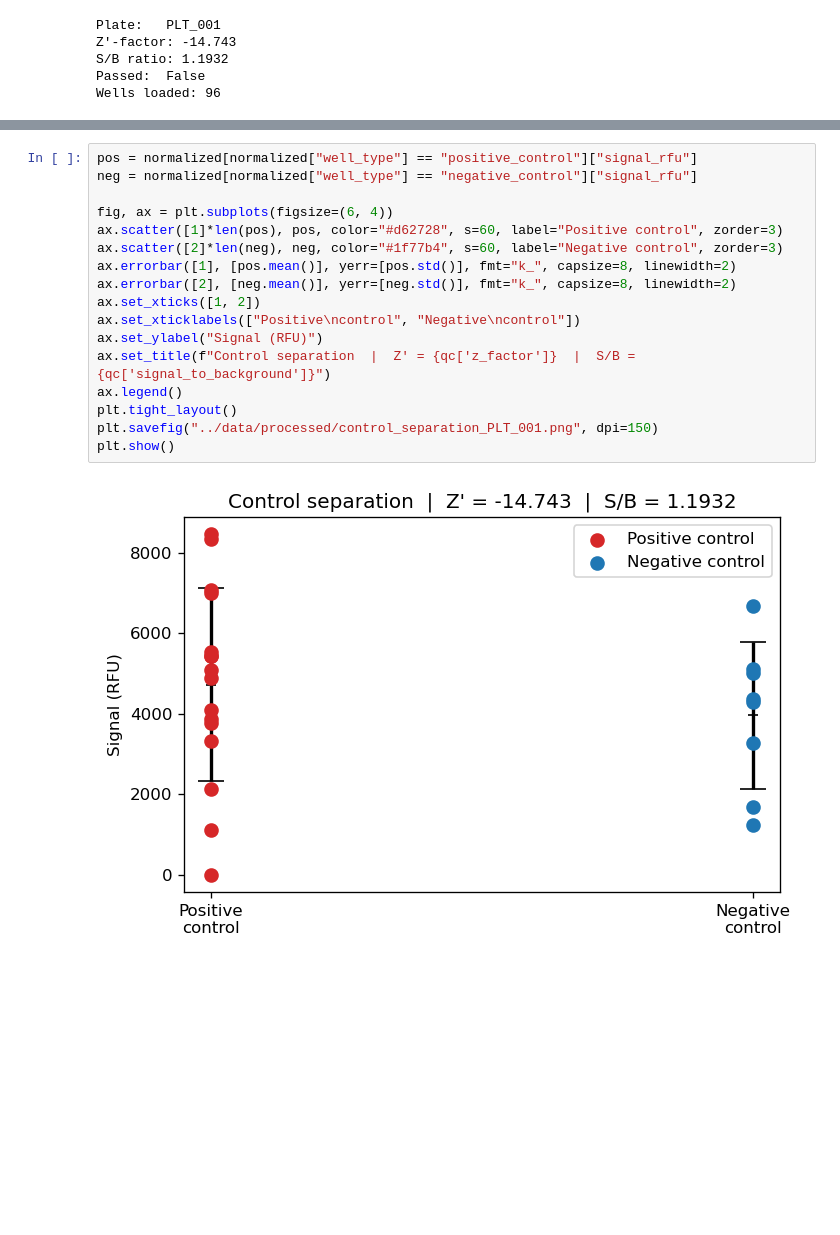
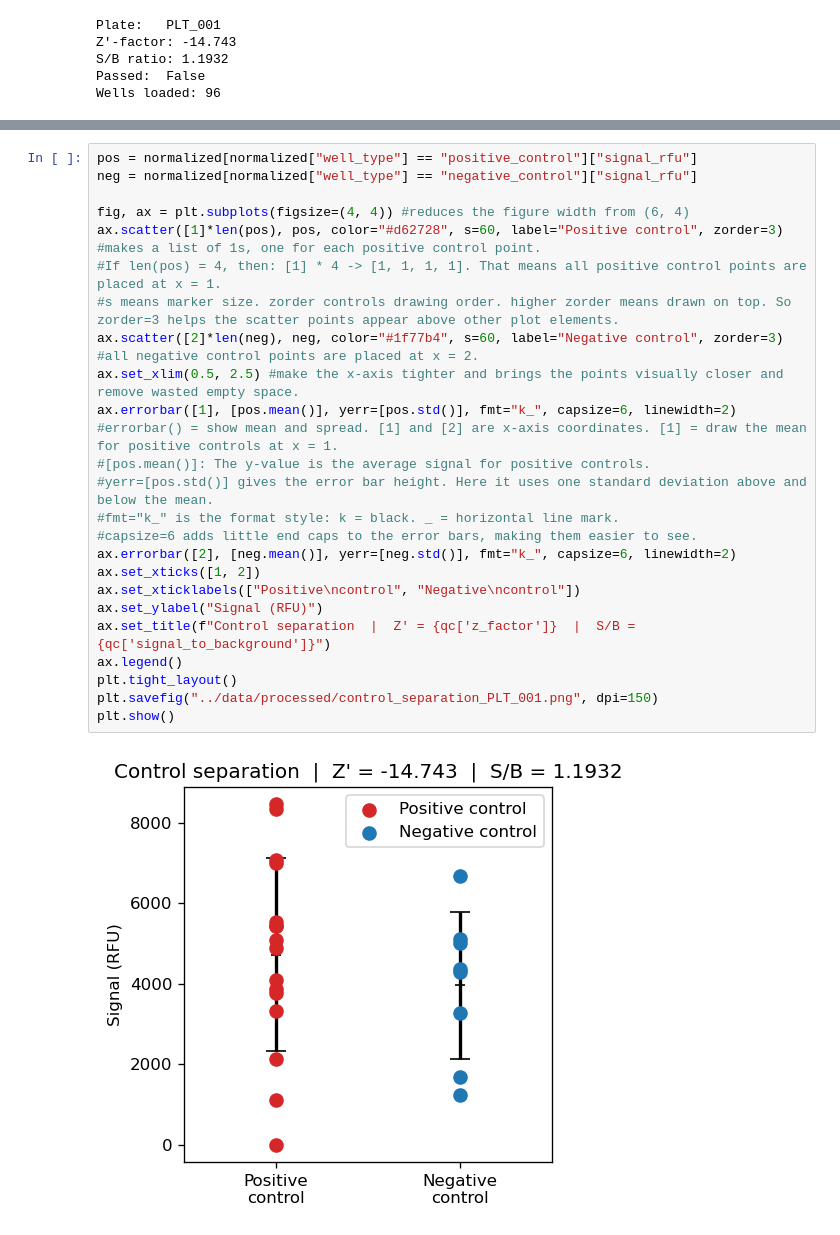
Before and after one commit to gloriaxdatascience/merck-bioassay-automation-sim, a Jupyter notebook: notebooks/explore_qc.ipynb, the cells around one changed output, grey strips where cells are left out. Saved outputs shown, nothing was run; the diff lists cells and outputs as text; blank space fills up the shorter version.

Commit message:
Revise notebook plots and update README images

```diff
--- a/notebooks/explore_qc.ipynb
+++ b/notebooks/explore_qc.ipynb
@@ -80,19 +86,26 @@ Compounds above 50% inhibition: 26 / 72
 # %%
 pos = normalized[normalized["well_type"] == "positive_control"]["signal_rfu"]
 neg = normalized[normalized["well_type"] == "negative_control"]["signal_rfu"]
 
-fig, ax = plt.subplots(figsize=(6, 4))
-ax.scatter([1]*len(pos), pos, color="#d62728", s=60, label="Positive control", zorder=3)
-ax.scatter([2]*len(neg), neg, color="#1f77b4", s=60, label="Negative control", zorder=3)
-ax.errorbar([1], [pos.mean()], yerr=[pos.std()], fmt="k_", capsize=8, linewidth=2)
-ax.errorbar([2], [neg.mean()], yerr=[neg.std()], fmt="k_", capsize=8, linewidth=2)
+fig, ax = plt.subplots(figsize=(4, 4)) #reduces the figure width from (6, 4)
+ax.scatter([1]*len(pos), pos, color="#d62728", s=60, label="Positive control", zorder=3) #makes a list of 1s, one for each positive control point.
+#If len(pos) = 4, then: [1] * 4 -> [1, 1, 1, 1]. That means all positive control points are placed at x = 1.
+#s means marker size. zorder controls drawing order. higher zorder means drawn on top. So zorder=3 helps the scatter points appear above other plot elements.
+ax.scatter([2]*len(neg), neg, color="#1f77b4", s=60, label="Negative control", zorder=3) #all negative control points are placed at x = 2.
+ax.set_xlim(0.5, 2.5) #make the x-axis tighter and brings the points visually closer and remove wasted empty space.
+ax.errorbar([1], [pos.mean()], yerr=[pos.std()], fmt="k_", capsize=6, linewidth=2) #errorbar() = show mean and spread. [1] and [2] are x-axis coordinates. [1] = draw the mean for positive controls at x = 1.
+#[pos.mean()]: The y-value is the average signal for positive controls.
+#yerr=[pos.std()] gives the error bar height. Here it uses one standard deviation above and below the mean.
+#fmt="k_" is the format style: k = black. _ = horizontal line mark.
+#capsize=6 adds little end caps to the error bars, making them easier to see.
+ax.errorbar([2], [neg.mean()], yerr=[neg.std()], fmt="k_", capsize=6, linewidth=2)
 ax.set_xticks([1, 2])
 ax.set_xticklabels(["Positive\ncontrol", "Negative\ncontrol"])
 ax.set_ylabel("Signal (RFU)")
 ax.set_title(f"Control separation  |  Z' = {qc['z_factor']}  |  S/B = {qc['signal_to_background']}")
 ax.legend()
 plt.tight_layout()
 plt.savefig("../data/processed/control_separation_PLT_001.png", dpi=150)
 plt.show()
 # %% [output]
-[figure, old version]
+[figure, new version]
```
Also changed, not shown: parts of 3 cells of this notebook, 2 other files.
